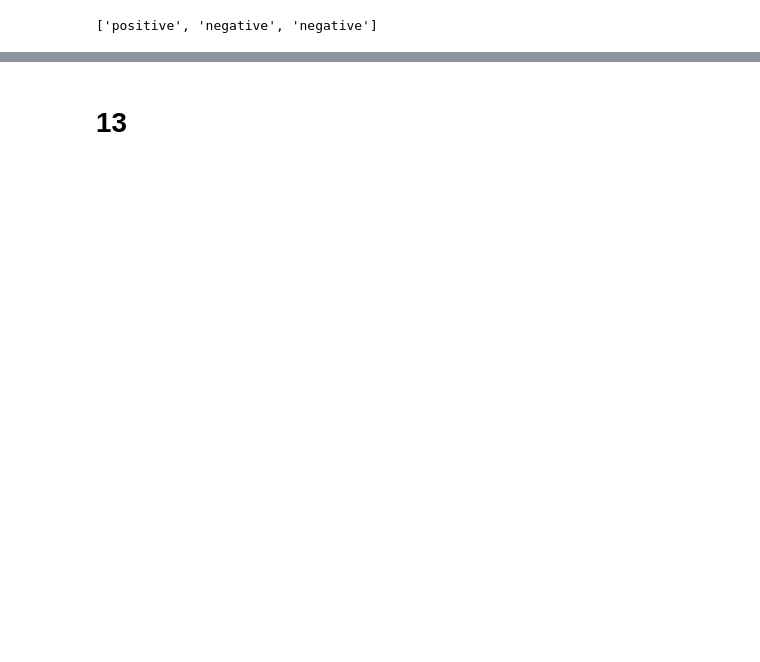
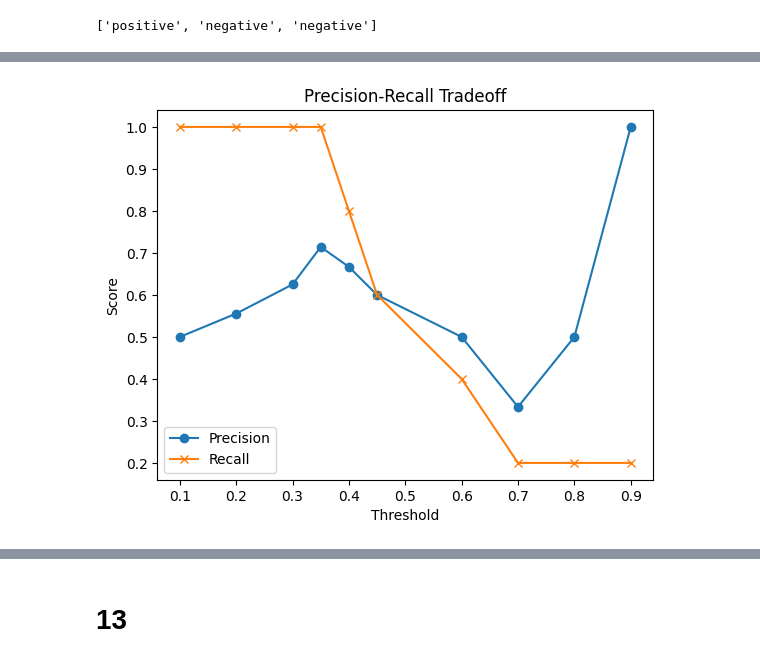
Before and after one commit to acho98/practical-transformers, a Jupyter notebook: notebook/Transformers_1_16.ipynb, the cells around one changed output, grey strips where cells are left out. Cells and saved outputs as stored; diff of their text form; code cells hidden in the pictures; blank space fills up the shorter version.

```diff
--- a/notebook/Transformers_1_16.ipynb
+++ b/notebook/Transformers_1_16.ipynb
@@ -806,0 +1074,20 @@ print(correct_cnt/len(test_labels))
+# %%
+import numpy as np
+import matplotlib.pyplot as plt
+from sklearn.metrics import precision_recall_curve
+
+# 가상의 예측 확률 및 실제 레이블
+y_true = np.array([0, 1, 1, 0, 1, 0, 1, 1, 0, 0])
+y_scores = np.array([0.1, 0.4, 0.35, 0.8, 0.45, 0.3, 0.9, 0.6, 0.2, 0.7])
+
+precision, recall, thresholds = precision_recall_curve(y_true, y_scores)
+
+plt.plot(thresholds, precision[:-1], label='Precision', marker='o')
+plt.plot(thresholds, recall[:-1], label='Recall', marker='x')
+plt.xlabel('Threshold')
+plt.ylabel('Score')
+plt.title('Precision-Recall Tradeoff')
+plt.legend()
+plt.show()
+# %% [output]
+[figure, added]
```
Also changed, not shown: parts of 28 cells of this notebook.
